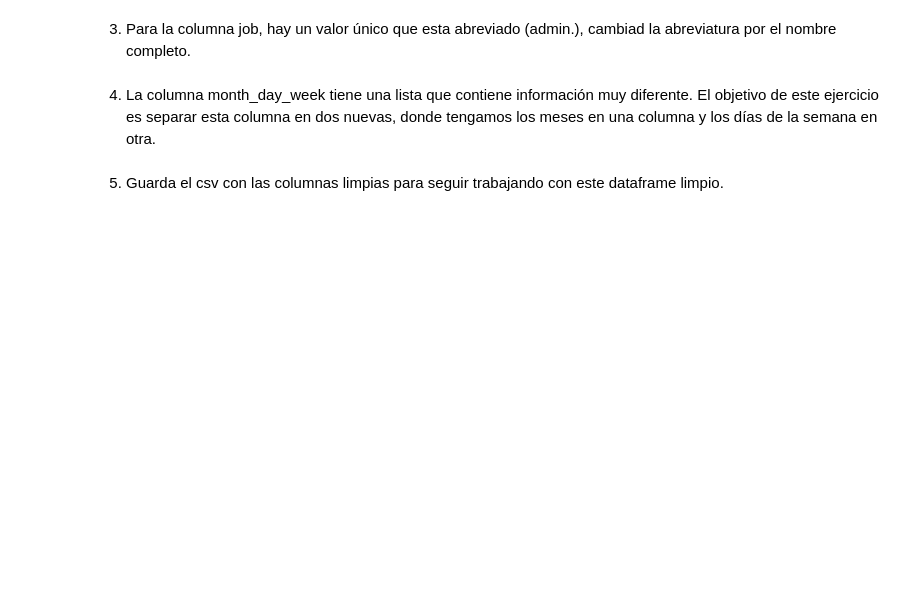
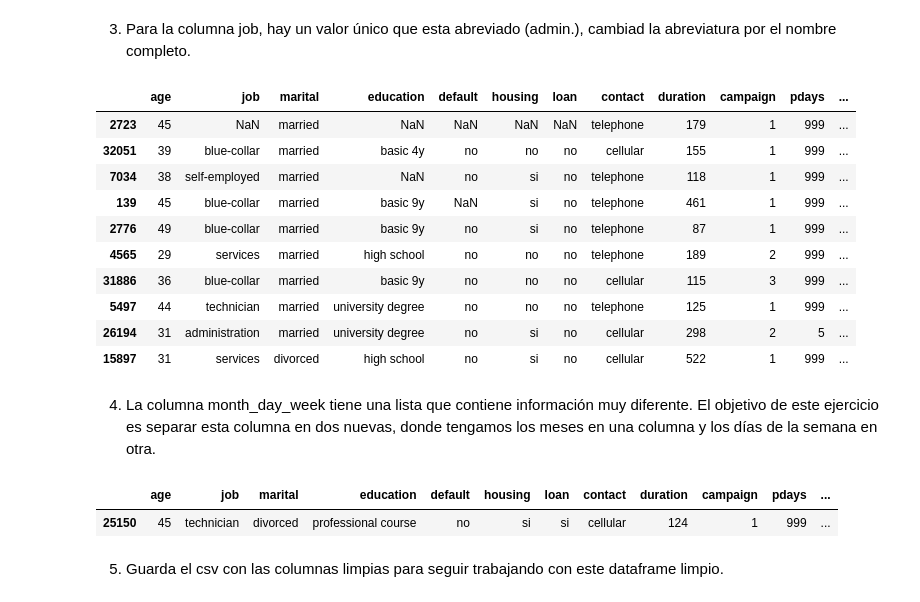
Before and after one commit to Adalab/EDA-y-ETL, a Jupyter notebook: limpieza/limpieza-II.ipynb, the cells around one changed output. Drawn from its saved outputs; the diff is of its cells as text; code cells hidden in the pictures; blank space fills up the shorter version.

```diff
--- a/limpieza/limpieza-II.ipynb
+++ b/limpieza/limpieza-II.ipynb
@@ -34,2 +59,4 @@ df.head()
 # %% [markdown]
 2. Para la columna de education, si nos fijamos en sus valores únicos veremos que tenemos puntos. El objetivo de este ejercicio es que quitéis los puntos de esos valores y los reemplacéis por espacios.
+# %%
+df['education'] = df['education'].str.replace('.', ' ')
@@ -36,4 +68,19 @@ df.head()
 # %% [markdown]
 3. Para la columna job, hay un valor único que esta abreviado (admin.), cambiad la abreviatura por el nombre completo.
+# %%
+df['job'] = df['job'].str.replace('admin.', 'administration')
+df.sample(10)
+# %% [output]
+|  | age | job | marital | education | default | housing | loan | contact | duration | campaign | pdays | ... |
+| 2723 | 45 | NaN | married | NaN | NaN | NaN | NaN | telephone | 179 | 1 | 999 | ... |
+| 32051 | 39 | blue-collar | married | basic 4y | no | no | no | cellular | 155 | 1 | 999 | ... |
+| 7034 | 38 | self-employed | married | NaN | no | si | no | telephone | 118 | 1 | 999 | ... |
+| 139 | 45 | blue-collar | married | basic 9y | NaN | si | no | telephone | 461 | 1 | 999 | ... |
+| 2776 | 49 | blue-collar | married | basic 9y | no | si | no | telephone | 87 | 1 | 999 | ... |
+| 4565 | 29 | services | married | high school | no | no | no | telephone | 189 | 2 | 999 | ... |
+| 31886 | 36 | blue-collar | married | basic 9y | no | no | no | cellular | 115 | 3 | 999 | ... |
+| 5497 | 44 | technician | married | university degree | no | no | no | telephone | 125 | 1 | 999 | ... |
+| 26194 | 31 | administration | married | university degree | no | si | no | cellular | 298 | 2 | 5 | ... |
+| 15897 | 31 | services | divorced | high school | no | si | no | cellular | 522 | 1 | 999 | ... |
 # %% [markdown]
 4. La columna month_day_week tiene una lista que contiene información muy diferente. El objetivo de este ejercicio es separar esta columna en dos nuevas, donde tengamos los meses en una columna y los días de la semana en otra.
@@ -40,2 +93,7 @@ df.head()
+# %%
+df.sample()
+# %% [output]
+|  | age | job | marital | education | default | housing | loan | contact | duration | campaign | pdays | ... |
+| 25150 | 45 | technician | divorced | professional course | no | si | si | cellular | 124 | 1 | 999 | ... |
 # %% [markdown]
 5. Guarda el csv con las columnas limpias para seguir trabajando con este dataframe limpio.
```
Also changed, not shown: parts of 10 cells of this notebook, 2 other files.
